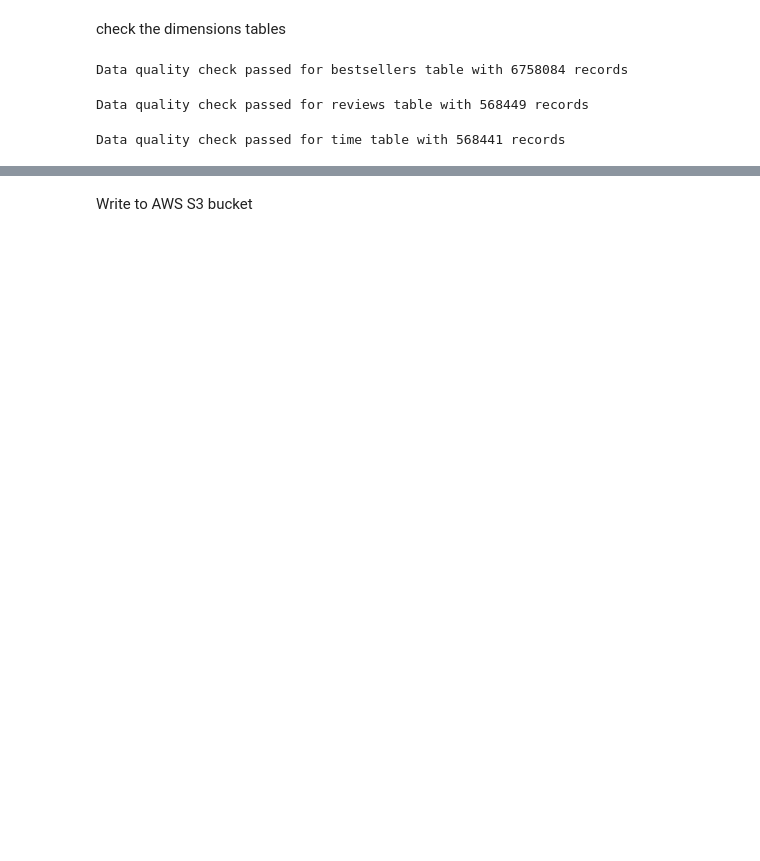
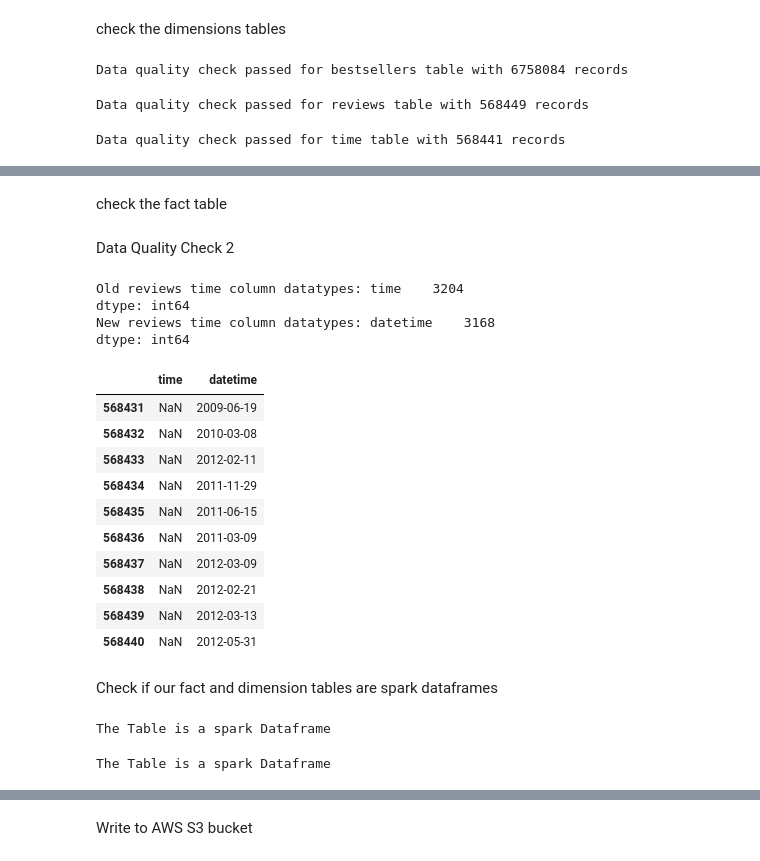
Before and after one commit to Kondwani7/Udacity-DataEngineering-Projects, a Jupyter notebook: 5_capstone_project/Udacity_Capstone_Project.ipynb, the cells around one changed output, grey strips where cells are left out. Saved outputs shown, nothing was run; the diff lists cells and outputs as text; code cells hidden in the pictures; blank space fills up the shorter version.

```diff
--- a/5_capstone_project/Udacity_Capstone_Project.ipynb
+++ b/5_capstone_project/Udacity_Capstone_Project.ipynb
@@ -501,3 +530,0 @@ only showing top 5 rows
-# %%
-# now we can drop the time table from the reviews_df
-reviews_df = reviews_df.drop("time")
@@ -630,0 +755,12 @@ time = reviews_time.select(
+# %%
+time_cols = ["time_id", "datetime", "day", "month", "year"]
+
+time_schema = StructType([
+    StructField("time_id", LongType(), False),
+    StructField("datetime", DateType(), True),
+    StructField("day", IntegerType(), True),
+    StructField("month", IntegerType(), True),
+    StructField("year", IntegerType(), True),
+])
+
+time = spark.createDataFrame([], time_schema)
@@ -732,3 +960,49 @@ fact table
 # %%
 #not run because of memory constraints larger than the RAM provided by Google colab
 no_records_quality_check(bestsellers_reviews, "bestsellers_reviews table")
+# %% [markdown]
+check the fact table
+# %% [markdown]
+Data Quality Check 2
+# %%
+#check if the time column has been parsed to a datetime column
+def check_datetime(original_time_col, new_time_col):
+  """
+  Description:
+    this function checks of the time column has been parsed to a datetime datatype
+  Args:
+    - original_df: the original reviews time column
+    - new_df: the new parsed reviews time column
+  Returns:
+    - a dataframe that compares the old  reviews time column to the new reviews time column
+  """
+  new_df = pd.concat([original_time_col, new_time_col])
+  #the data types of the old time column
+  print(f"Old reviews time column datatypes: {original_time_col.nunique()}")
+  #the data types of the new time column
+  print(f"New reviews time column datatypes: {new_time_col.nunique()}")
+  #return the comparsion of the old and new datetime column
+  return new_df.tail(10)
+# %%
+old_col = reviews_df.select("time").toPandas()
+new_col = time.select("datetime").toPandas()
+# %%
+check_datetime(old_col, new_col)
+# %% [output]
+Old reviews time column datatypes: time    3204
+dtype: int64
+New reviews time column datatypes: datetime    3168
+dtype: int64
+|  | time | datetime |
+| 568431 | NaN | 2009-06-19 |
+| 568432 | NaN | 2010-03-08 |
+| 568433 | NaN | 2012-02-11 |
+| 568434 | NaN | 2011-11-29 |
+| 568435 | NaN | 2011-06-15 |
+| 568436 | NaN | 2011-03-09 |
+| 568437 | NaN | 2012-03-09 |
+| 568438 | NaN | 2012-02-21 |
+| 568439 | NaN | 2012-03-13 |
+| 568440 | NaN | 2012-05-31 |
+# %% [markdown]
+Check if our fact and dimension tables are spark dataframes
@@ -734,0 +1027,8 @@ no_records_quality_check(bestsellers_reviews, "bestsellers_reviews table")
+# %%
+is_sparkDF(bestsellers)
+# %% [output]
+The Table is a spark Dataframe
+# %%
+is_sparkDF(reviews)
+# %% [output]
+The Table is a spark Dataframe
```
Also changed, not shown: parts of 102 cells of this notebook.
